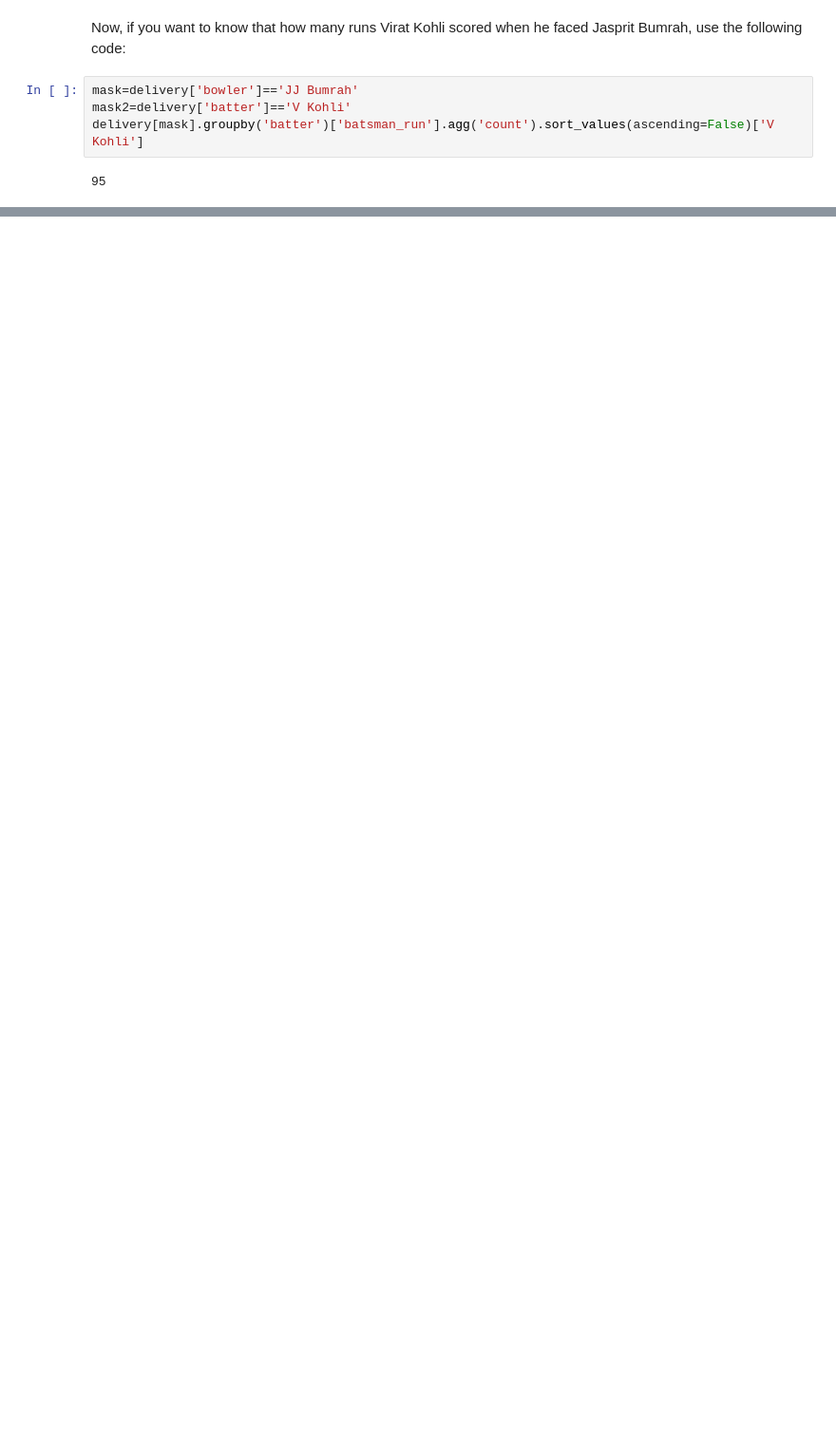
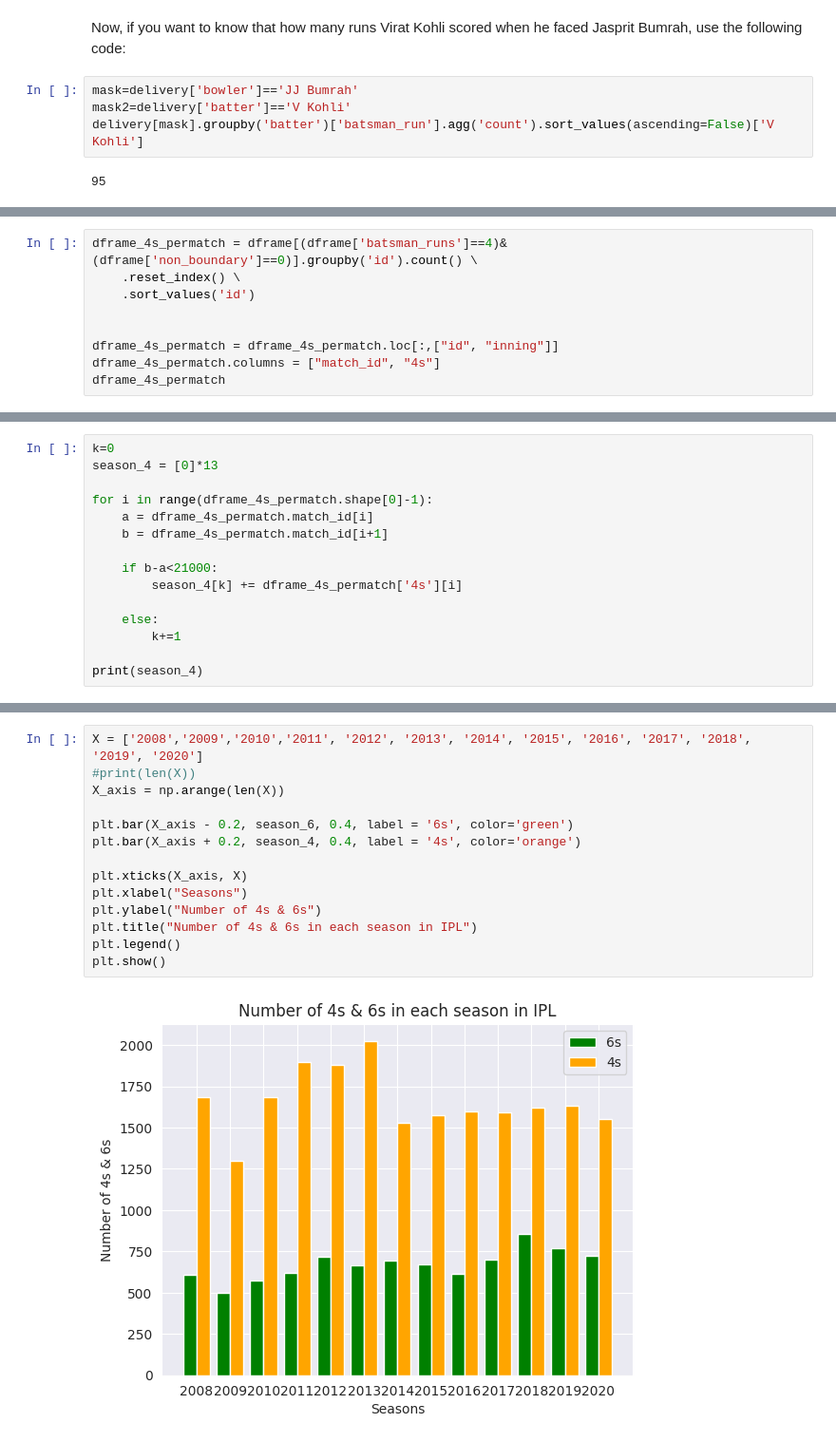
Before and after one commit to suresh130900/CricBoards_Backend, a Jupyter notebook: Services/ipl_analysis.ipynb, the cells around one changed output, grey strips where cells are left out. Shown at 95% size. Cells and saved outputs as stored; diff of their text form; blank space fills up the shorter version.

```diff
--- a/Services/ipl_analysis.ipynb
+++ b/Services/ipl_analysis.ipynb
@@ -279,0 +455,9 @@ delivery[mask].groupby('batter')['batsman_run'].agg('count').sort_values(ascendi
+# %%
+dframe_4s_permatch = dframe[(dframe['batsman_runs']==4)&(dframe['non_boundary']==0)].groupby('id').count() \
+    .reset_index() \
+    .sort_values('id')
+
+
+dframe_4s_permatch = dframe_4s_permatch.loc[:,["id", "inning"]]
+dframe_4s_permatch.columns = ["match_id", "4s"]
+dframe_4s_permatch
@@ -279,0 +478,15 @@ delivery[mask].groupby('batter')['batsman_run'].agg('count').sort_values(ascendi
+# %%
+k=0
+season_4 = [0]*13
+
+for i in range(dframe_4s_permatch.shape[0]-1):
+    a = dframe_4s_permatch.match_id[i]
+    b = dframe_4s_permatch.match_id[i+1]
+
+    if b-a<21000:
+        season_4[k] += dframe_4s_permatch['4s'][i]
+
+    else:
+        k+=1
+
+print(season_4)
@@ -279,0 +495,16 @@ delivery[mask].groupby('batter')['batsman_run'].agg('count').sort_values(ascendi
+# %%
+X = ['2008','2009','2010','2011', '2012', '2013', '2014', '2015', '2016', '2017', '2018', '2019', '2020']
+#print(len(X))
+X_axis = np.arange(len(X))
+
+plt.bar(X_axis - 0.2, season_6, 0.4, label = '6s', color='green')
+plt.bar(X_axis + 0.2, season_4, 0.4, label = '4s', color='orange')
+
+plt.xticks(X_axis, X)
+plt.xlabel("Seasons")
+plt.ylabel("Number of 4s & 6s")
+plt.title("Number of 4s & 6s in each season in IPL")
+plt.legend()
+plt.show()
+# %% [output]
+[figure, added]
```
Also changed, not shown: parts of 43 cells of this notebook, 3 other files.
